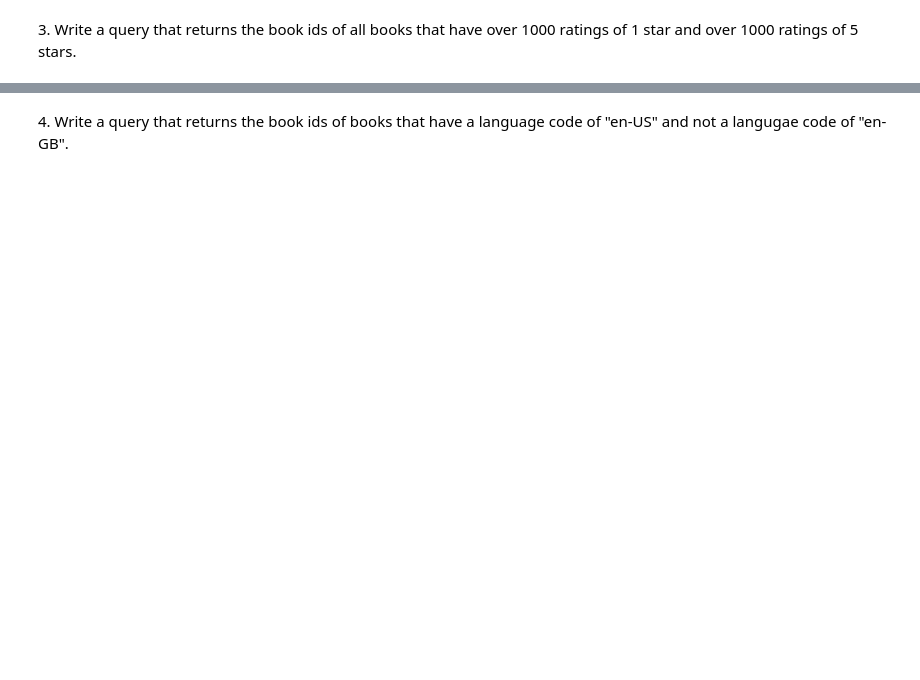
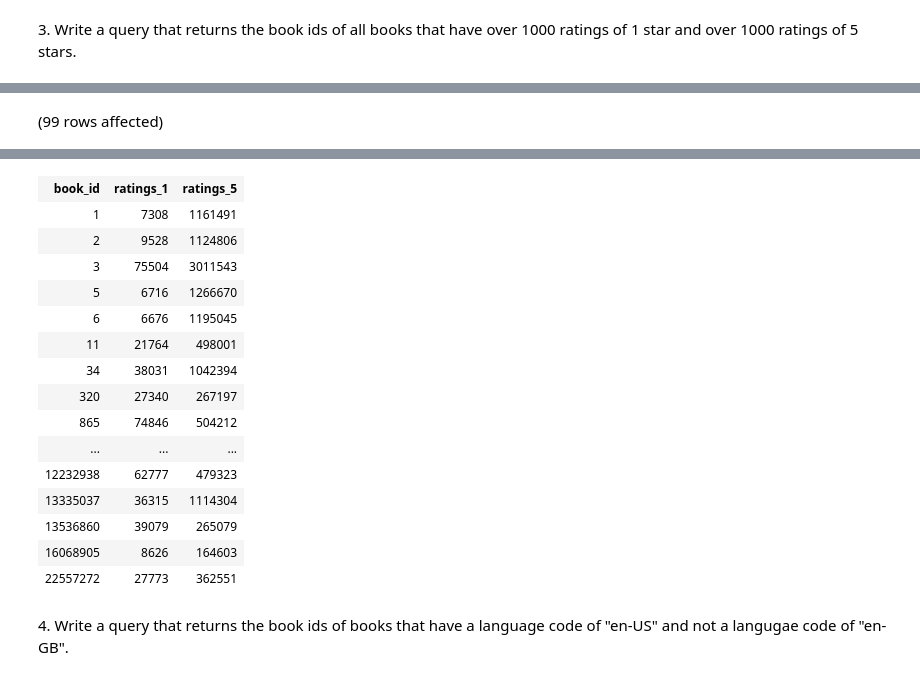
Before and after one commit to yayasanya/sql-part4-exercises, a Jupyter notebook: sql-part4.ipynb, the cells around one changed output, grey strips where cells are left out. Cells and saved outputs as stored; diff of their text form; code cells hidden in the pictures; blank space fills up the shorter version.

```diff
--- a/sql-part4.ipynb
+++ b/sql-part4.ipynb
@@ -22,0 +63,6 @@ Total execution time: 00:00:00
+# %%
+SELECT TOP 100 book_id, ratings_1, ratings_5 FROM BooksDB.dbo.books WHERE ratings_1 > 1000
+INTERSECT
+SELECT TOP 100 book_id, ratings_1, ratings_5 FROM BooksDB.dbo.books WHERE ratings_5 > 1000
+# %% [output]
+(99 rows affected)
@@ -23,2 +70,18 @@ Total execution time: 00:00:00
+| book_id | ratings_1 | ratings_5 |
+| 1 | 7308 | 1161491 |
+| 2 | 9528 | 1124806 |
+| 3 | 75504 | 3011543 |
+| 5 | 6716 | 1266670 |
+| 6 | 6676 | 1195045 |
+| 11 | 21764 | 498001 |
+| 34 | 38031 | 1042394 |
+| 320 | 27340 | 267197 |
+| 865 | 74846 | 504212 |
+| ... | ... | ... |
+| 12232938 | 62777 | 479323 |
+| 13335037 | 36315 | 1114304 |
+| 13536860 | 39079 | 265079 |
+| 16068905 | 8626 | 164603 |
+| 22557272 | 27773 | 362551 |
 # %% [markdown]
 4. Write a query that returns the book ids of books that have a language code of "en-US" and not a langugae code of "en-GB".
```
Also changed, not shown: parts of 10 cells of this notebook.
